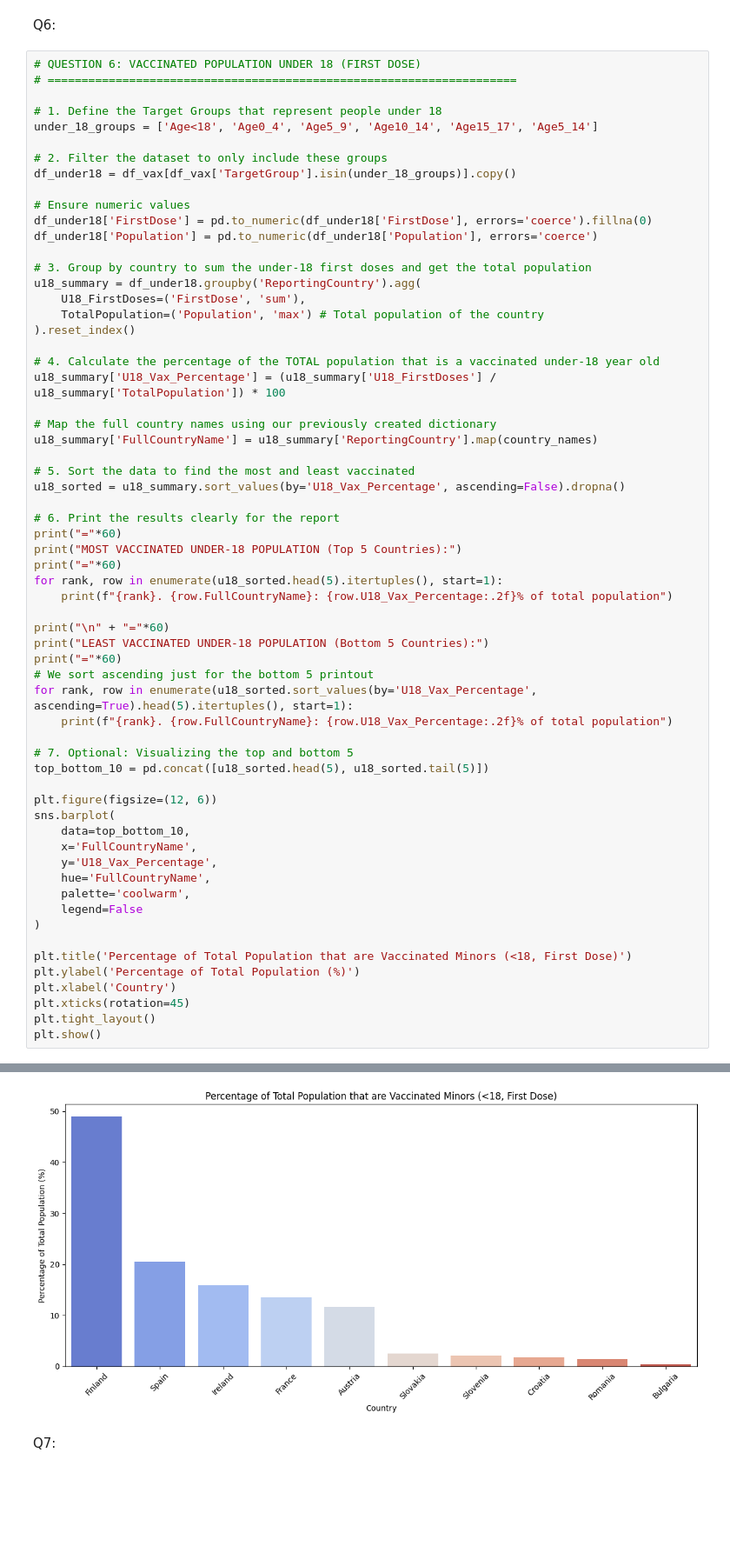
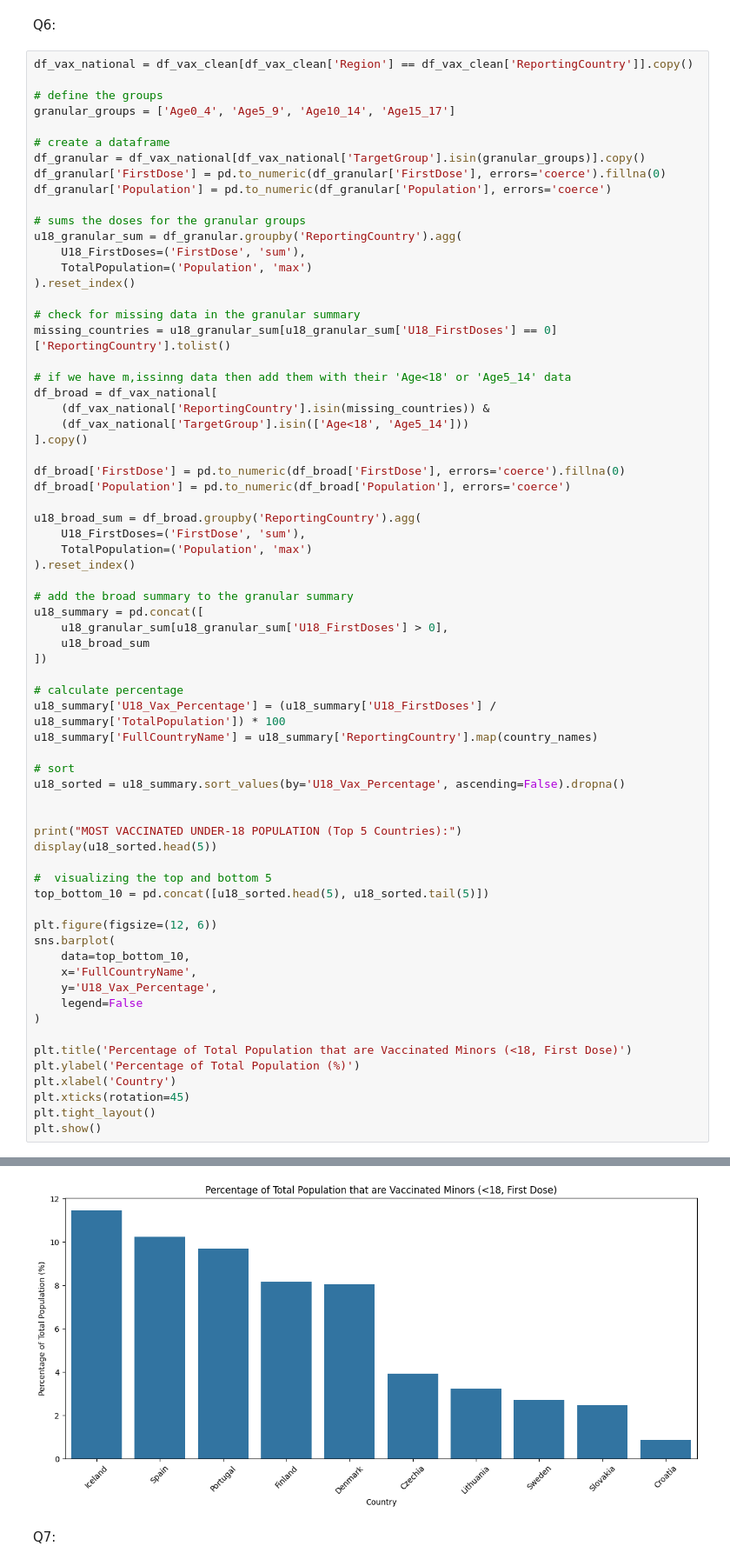
Before and after one commit to maxnilsson/DV1597-Assignment-2, a Jupyter notebook: Ass2.ipynb, the cells around one changed output, grey strips where cells are left out. Shown at 87% size. Drawn from its saved outputs; the diff is of its cells as text; blank space fills up the shorter version.

```diff
--- a/Ass2.ipynb
+++ b/Ass2.ipynb
@@ -633,49 +582,57 @@ Bulgaria low vaccination rate and relatively high hospilitazion rate. Same with
 # %% [markdown]
 Q6:
 # %%
-# QUESTION 6: VACCINATED POPULATION UNDER 18 (FIRST DOSE)
-# =====================================================================
+df_vax_national = df_vax_clean[df_vax_clean['Region'] == df_vax_clean['ReportingCountry']].copy()
 
-# 1. Define the Target Groups that represent people under 18
-under_18_groups = ['Age<18', 'Age0_4', 'Age5_9', 'Age10_14', 'Age15_17', 'Age5_14']
+# define the groups
+granular_groups = ['Age0_4', 'Age5_9', 'Age10_14', 'Age15_17']
 
-# 2. Filter the dataset to only include these groups
-df_under18 = df_vax[df_vax['TargetGroup'].isin(under_18_groups)].copy()
+# create a dataframe
+df_granular = df_vax_national[df_vax_national['TargetGroup'].isin(granular_groups)].copy()
+df_granular['FirstDose'] = pd.to_numeric(df_granular['FirstDose'], errors='coerce').fillna(0)
+df_granular['Population'] = pd.to_numeric(df_granular['Population'], errors='coerce')
 
-# Ensure numeric values
-df_under18['FirstDose'] = pd.to_numeric(df_under18['FirstDose'], errors='coerce').fillna(0)
-df_under18['Population'] = pd.to_numeric(df_under18['Population'], errors='coerce')
-
-# 3. Group by country to sum the under-18 first doses and get the total population
-u18_summary = df_under18.groupby('ReportingCountry').agg(
+# sums the doses for the granular groups
+u18_granular_sum = df_granular.groupby('ReportingCountry').agg(
     U18_FirstDoses=('FirstDose', 'sum'),
-    TotalPopulation=('Population', 'max') # Total population of the country
+    TotalPopulation=('Population', 'max')
 ).reset_index()
 
-# 4. Calculate the percentage of the TOTAL population that is a vaccinated under-18 year old
+# check for missing data in the granular summary
+missing_countries = u18_granular_sum[u18_granular_sum['U18_FirstDoses'] == 0]['ReportingCountry'].tolist()
+
+# if we have m,issinng data then add them with their 'Age<18' or 'Age5_14' data
+df_broad = df_vax_national[
+    (df_vax_national['ReportingCountry'].isin(missing_countries)) &
+    (df_vax_national['TargetGroup'].isin(['Age<18', 'Age5_14']))
+].copy()
+
+df_broad['FirstDose'] = pd.to_numeric(df_broad['FirstDose'], errors='coerce').fillna(0)
+df_broad['Population'] = pd.to_numeric(df_broad['Population'], errors='coerce')
+
+u18_broad_sum = df_broad.groupby('ReportingCountry').agg(
+    U18_FirstDoses=('FirstDose', 'sum'),
+    TotalPopulation=('Population', 'max')
+).reset_index()
+
+# add the broad summary to the granular summary
+u18_summary = pd.concat([
+    u18_granular_sum[u18_granular_sum['U18_FirstDoses'] > 0],
+    u18_broad_sum
+])
+
+# calculate percentage
 u18_summary['U18_Vax_Percentage'] = (u18_summary['U18_FirstDoses'] / u18_summary['TotalPopulation']) * 100
-
-# Map the full country names using our previously created dictionary
 u18_summary['FullCountryName'] = u18_summary['ReportingCountry'].map(country_names)
 
-# 5. Sort the data to find the most and least vaccinated
+# sort
 u18_sorted = u18_summary.sort_values(by='U18_Vax_Percentage', ascending=False).dropna()
 
-# 6. Print the results clearly for the report
-print("="*60)
+
 print("MOST VACCINATED UNDER-18 POPULATION (Top 5 Countries):")
-print("="*60)
-for rank, row in enumerate(u18_sorted.head(5).itertuples(), start=1):
-    print(f"{rank}. {row.FullCountryName}: {row.U18_Vax_Percentage:.2f}% of total population")
+display(u18_sorted.head(5))
 
-print("\n" + "="*60)
-print("LEAST VACCINATED UNDER-18 POPULATION (Bottom 5 Countries):")
-print("="*60)
-# We sort ascending just for the bottom 5 printout
-for rank, row in enumerate(u18_sorted.sort_values(by='U18_Vax_Percentage', ascending=True).head(5).itertuples(), start=1):
-    print(f"{rank}. {row.FullCountryName}: {row.U18_Vax_Percentage:.2f}% of total population")
-
-# 7. Optional: Visualizing the top and bottom 5
+#  visualizing the top and bottom 5
 top_bottom_10 = pd.concat([u18_sorted.head(5), u18_sorted.tail(5)])
 
 plt.figure(figsize=(12, 6))
@@ -683,8 +640,6 @@ sns.barplot(
     data=top_bottom_10,
     x='FullCountryName',
     y='U18_Vax_Percentage',
-    hue='FullCountryName',
-    palette='coolwarm',
     legend=False
 )
 
@@ -715,4 +660,4 @@ LEAST VACCINATED UNDER-18 POPULATION (Bottom 5 Countries):
-[figure, old version]
+[figure, new version]
 # %% [markdown]
 Q7:
 # %%
```
Also changed, not shown: parts of 14 cells of this notebook.
